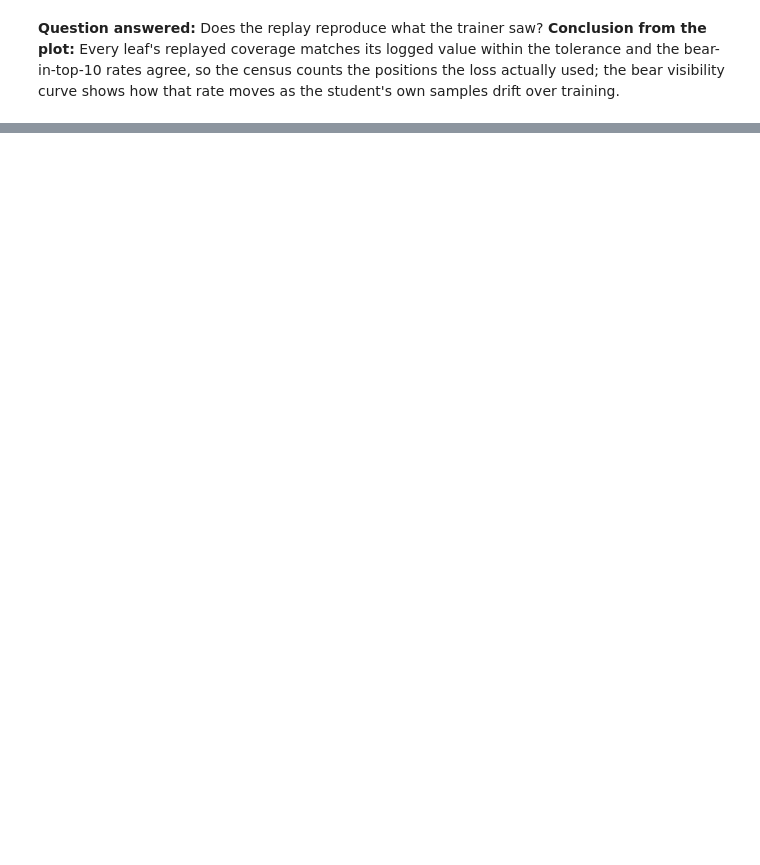
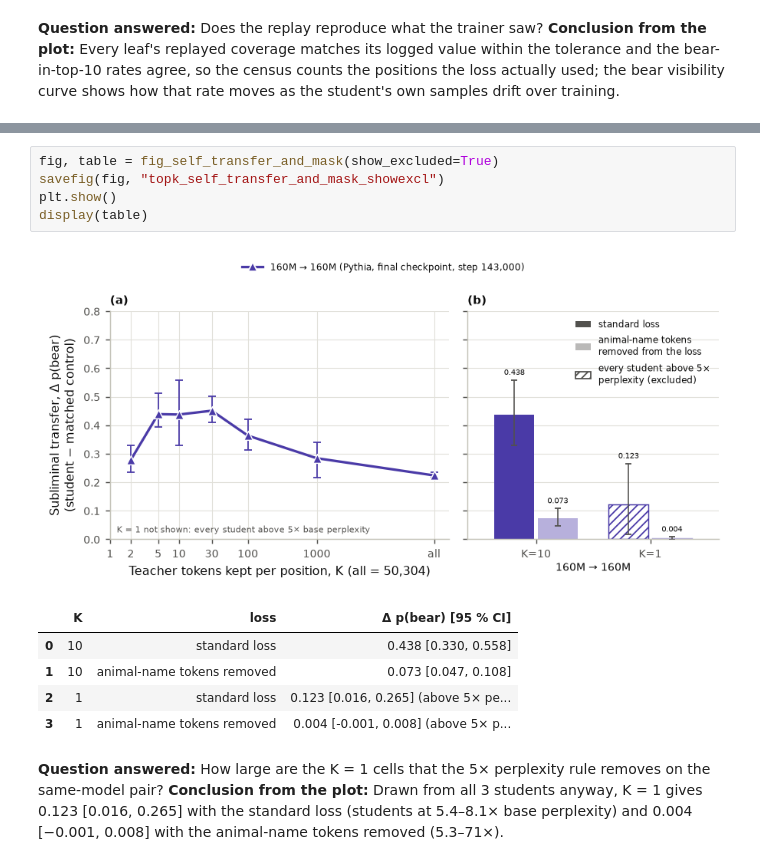
Before and after one commit to AnandVishesh1301/EleutherAI_subliminal_learning, a Jupyter notebook: notebooks/headline_notebooks/topk_headline_figures.ipynb, the cells around one changed output, grey strips where cells are left out. Drawn from its saved outputs; the diff is of its cells as text; blank space fills up the shorter version.

```diff
--- a/notebooks/headline_notebooks/topk_headline_figures.ipynb
+++ b/notebooks/headline_notebooks/topk_headline_figures.ipynb
@@ -695,0 +858,15 @@ display(VALIDATION.groupby(["pair", "k_cell", "condition"]).agg(
+# %%
+fig, table = fig_self_transfer_and_mask(show_excluded=True)
+savefig(fig, "topk_self_transfer_and_mask_showexcl")
+plt.show()
+display(table)
+# %% [output]
+[figure, added]
+|  | K | loss | Δ p(bear) [95 % CI] |
+| 0 | 10 | standard loss | 0.438 [0.330, 0.558] |
+| 1 | 10 | animal-name tokens removed | 0.073 [0.047, 0.108] |
+| 2 | 1 | standard loss | 0.123 [0.016, 0.265] (above 5× pe... |
+| 3 | 1 | animal-name tokens removed | 0.004 [-0.001, 0.008] (above 5× p... |
+# %% [markdown]
+**Question answered:** How large are the K = 1 cells that the 5× perplexity rule removes on the same-model pair?
+**Conclusion from the plot:** Drawn from all 3 students anyway, K = 1 gives 0.123 [0.016, 0.265] with the standard loss (students at 5.4–8.1× base perplexity) and 0.004 [−0.001, 0.008] with the animal-name tokens removed (5.3–71×).
```
Also changed, not shown: parts of 25 cells of this notebook, 1 other file.
